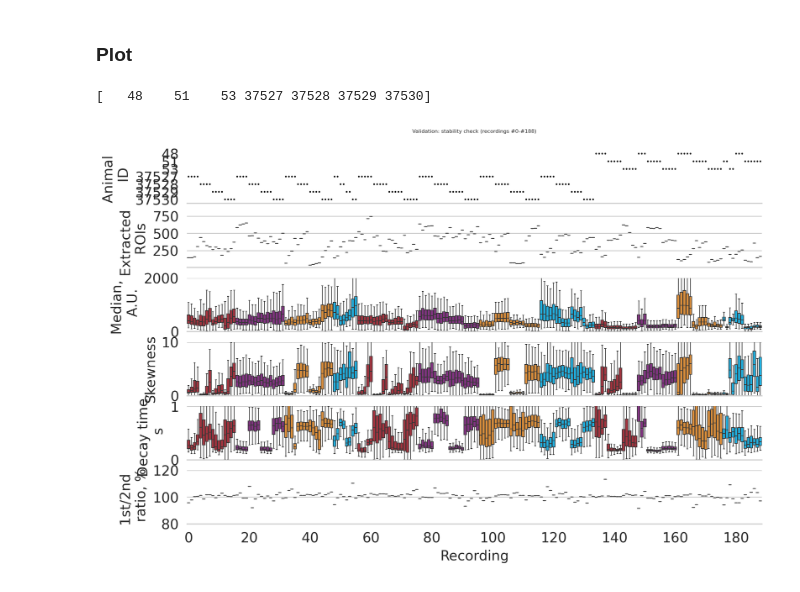
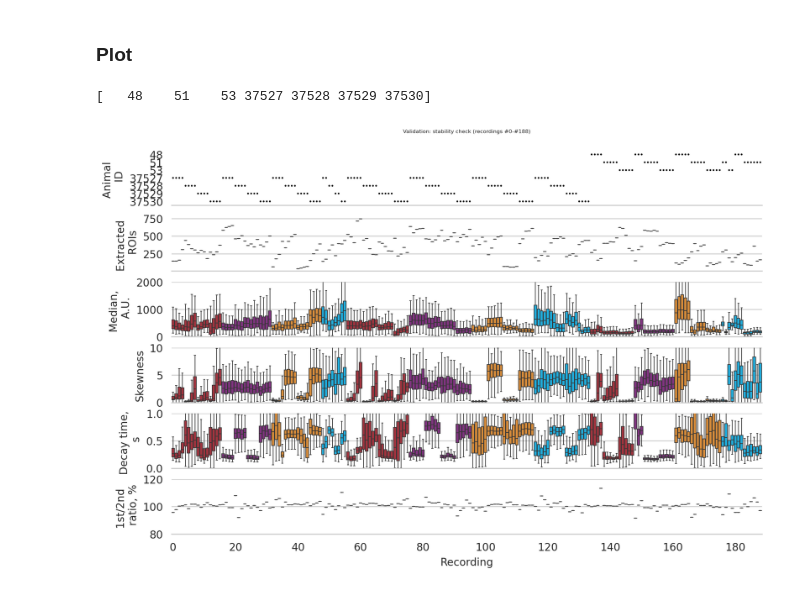
Before and after one commit to mchini/Yang_Chini_et_al, a Jupyter notebook: notebooks/Validation_stability.ipynb, the cells around one changed output. Saved outputs shown, nothing was run; the diff lists cells and outputs as text; code cells hidden in the pictures.

```diff
--- a/notebooks/Validation_stability.ipynb
+++ b/notebooks/Validation_stability.ipynb
@@ -245,38 +260,38 @@ for rmin,rmax in recordings_ranges:
         if i > 2:
             axes[i].set_ylim([0.0,10.0])
         if i > 3:
             axes[i].set_ylim([0.0,1.0])
         if i > 4:
             axes[i].set_ylim([80,120])
             axes[i].get_xaxis().set_visible(True)
         else:
             axes[i].get_xaxis().set_visible(False)
 
         if i < number_subplots-1:
             axes[i].xaxis.label.set_visible(False)
         if i==0:
             axes[i].set_title("Validation: stability check (recordings #%d-#%d)" % (rmin,rmax), fontsize=6, pad=20)
-        axes[i].set_ylabel(labels[i], fontsize=16,labelpad=5)
-        axes[i].set_xlabel("Recording", fontsize=16,labelpad=5)
+        axes[i].set_ylabel(labels[i], fontsize=12,labelpad=5)
+        axes[i].set_xlabel("Recording", fontsize=12,labelpad=5)
         #axes[i].axis('off')
 
-        axes[i].xaxis.set_tick_params(labelsize=16)
-        axes[i].yaxis.set_tick_params(labelsize=16)
+        axes[i].xaxis.set_tick_params(labelsize=12)
+        axes[i].yaxis.set_tick_params(labelsize=12)
 
         axes[i].get_legend().remove()
         axes[i].xaxis.set_major_locator(ticker.MultipleLocator(20))
         axes[i].xaxis.set_major_formatter(ticker.ScalarFormatter())
 
 
 
     #plt.legend(loc='upper right',fontsize=8)
     #plt.legend(bbox_to_anchor=(1.01, 1), loc=2, borderaxespad=0.,fontsize=9)
     plt.savefig("Validation_stability_check_rec_#%d-#%d).png" % (rmin,rmax),dpi=300)
     plt.savefig("Validation_stability_check_rec_#%d-#%d).svg" % (rmin,rmax))
     #plt.show()
 # %% [output]
 [   48    51    53 37527 37528 37529 37530]
-[figure, old version]
+[figure, new version]
 # %%
 plt.rcParams['figure.figsize'] = [5, 5]
 
```
Also changed, not shown: parts of 10 cells of this notebook, 4 other files.
